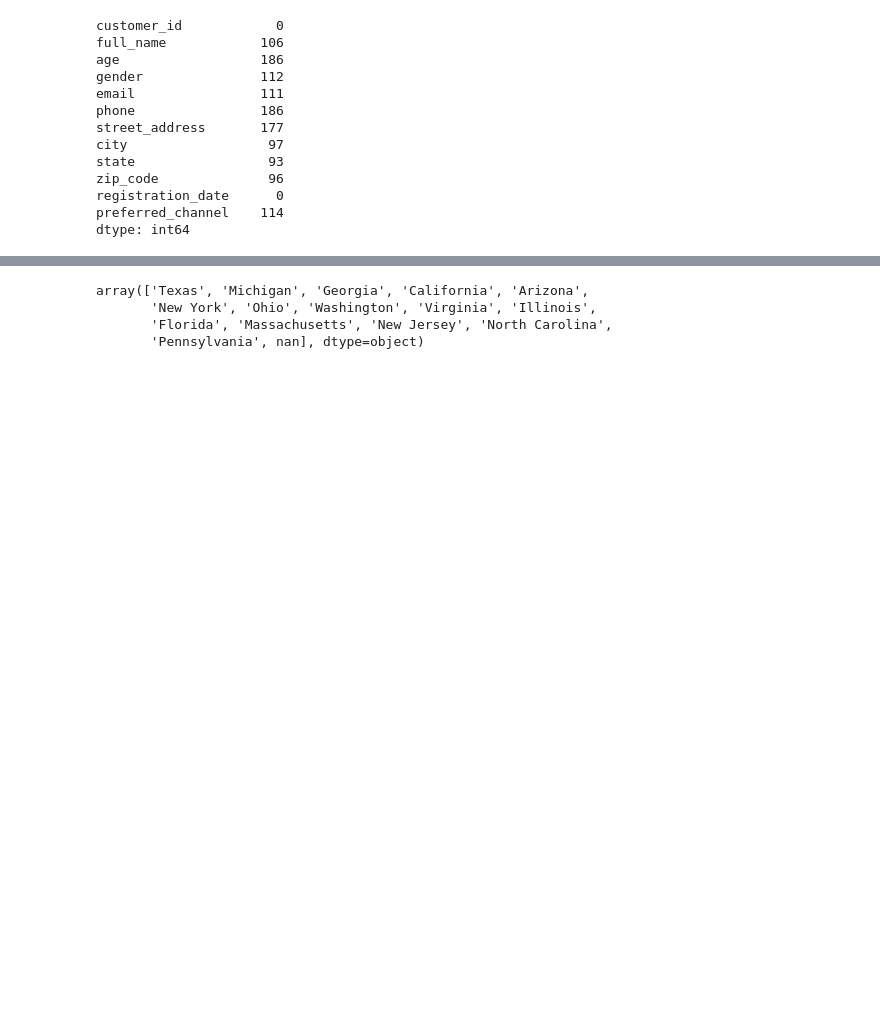
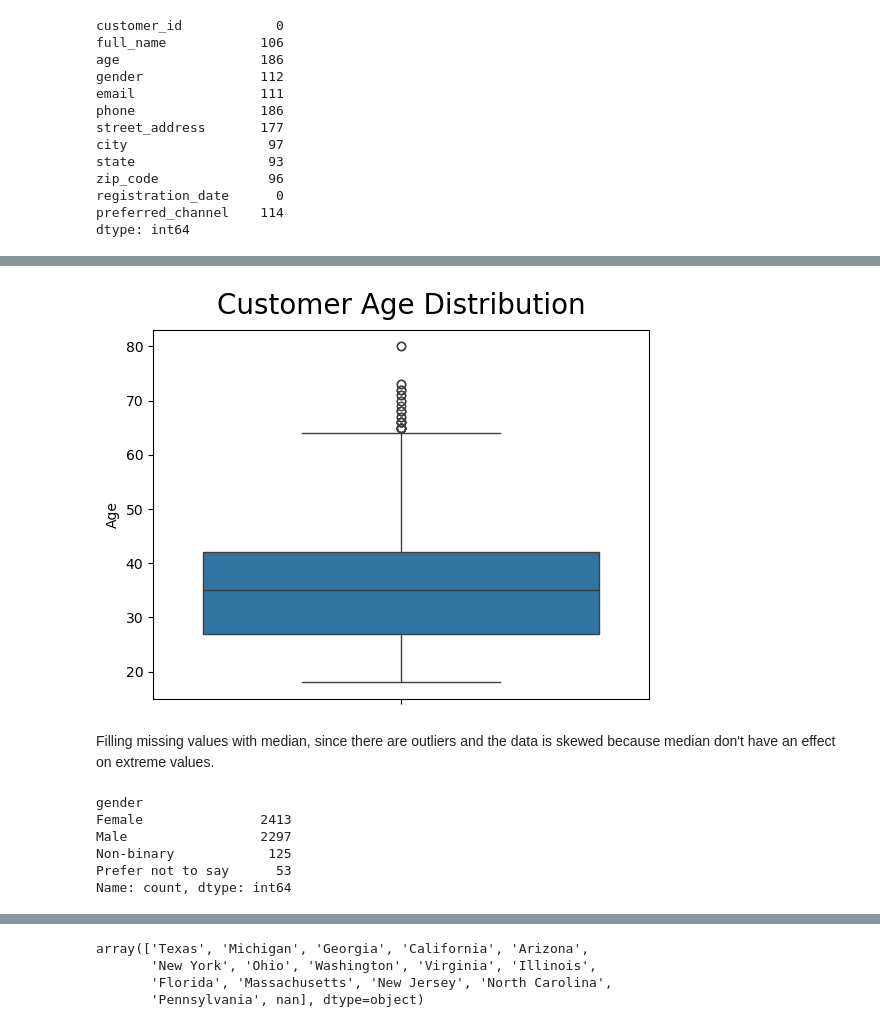
Before and after one commit to CodeWithNafisat/OIBSIP, a Jupyter notebook: OIBSIP/DataAnalytics-L1-EDARetailSales/EDA_Retail_Sales.ipynb, the cells around one changed output, grey strips where cells are left out. Saved outputs shown, nothing was run; the diff lists cells and outputs as text; code cells hidden in the pictures; blank space fills up the shorter version.

```diff
--- a/OIBSIP/DataAnalytics-L1-EDARetailSales/EDA_Retail_Sales.ipynb
+++ b/OIBSIP/DataAnalytics-L1-EDARetailSales/EDA_Retail_Sales.ipynb
@@ -108,0 +95,3 @@ array(['Houston', 'Austin', 'Detroit', 'Fort Worth', 'Atlanta',
+# %%
+# Dropping the columns that won't be needed for analysis
+cus_df.drop(columns = ["full_name", "email", "street_address", "zip_code", "registration_date"], inplace = True)
@@ -108,0 +110,9 @@ array(['Houston', 'Austin', 'Detroit', 'Fort Worth', 'Atlanta',
+# %%
+g = sns.boxplot(y = "age", data = cus_df)
+g.set_title("Customer Age Distribution", fontsize = 20, y = 1.02)
+g.set_ylabel("Age")
+plt.show()
+# %% [output]
+[figure, added]
+# %% [markdown]
+Filling missing values with median, since there are outliers and the data is skewed because median don't have an effect on extreme values.
@@ -108,0 +123,9 @@ array(['Houston', 'Austin', 'Detroit', 'Fort Worth', 'Atlanta',
+# %%
+cus_df["gender"].value_counts()
+# %% [output]
+gender
+Female               2413
+Male                 2297
+Non-binary            125
+Prefer not to say      53
+Name: count, dtype: int64
```
Also changed, not shown: parts of 103 cells of this notebook.
